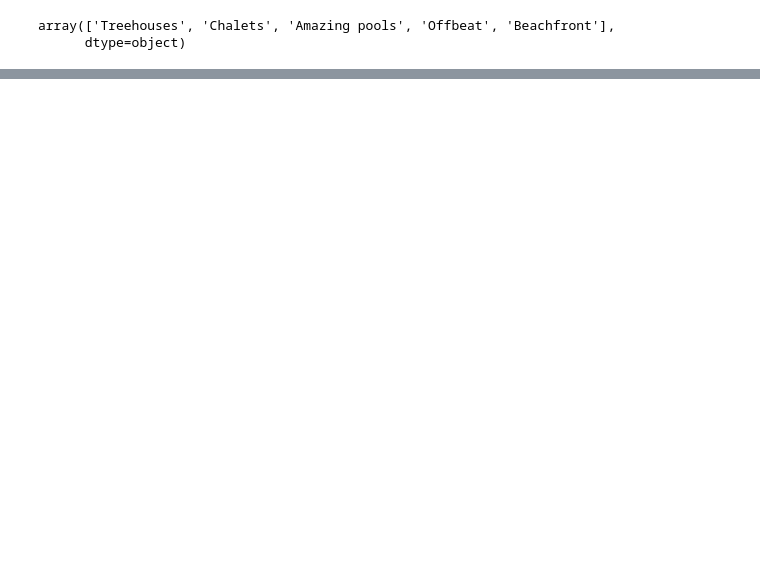
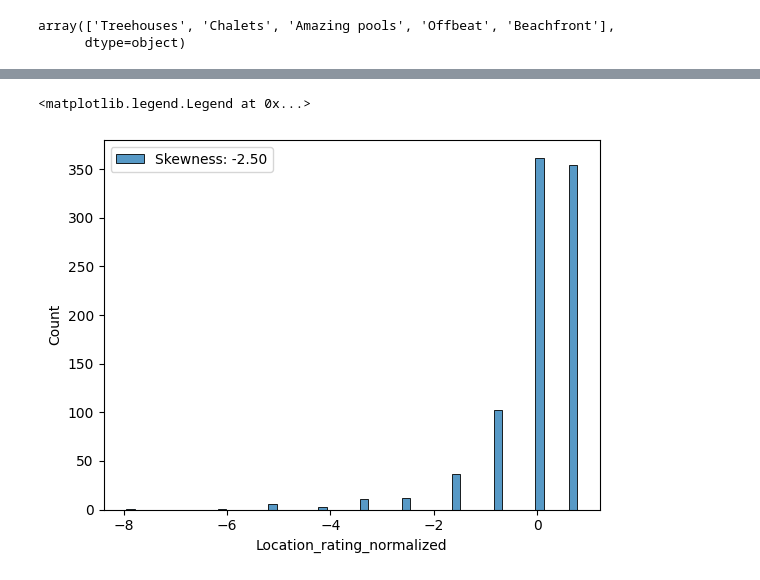
Before and after one commit to SaveSavio/modelling-airbnbs-property-listing-dataset-, a Jupyter notebook: exploratory_data_analysis.ipynb, the cells around one changed output, grey strips where cells are left out. Drawn from its saved outputs; the diff is of its cells as text; code cells hidden in the pictures; blank space fills up the shorter version.

```diff
--- a/exploratory_data_analysis.ipynb
+++ b/exploratory_data_analysis.ipynb
@@ -99,0 +111,9 @@ Name: amenities_count, dtype: float64
+# %%
+from sklearn.preprocessing import StandardScaler
+scaler = StandardScaler()
+df['Location_rating_normalized'] = scaler.fit_transform(df[['Location_rating']].map(lambda i: np.log(i) if i > 0 else 0))
+t=sns.histplot(df['Location_rating_normalized'],label="Skewness: %.2f"%(df['Location_rating'].skew()) )
+t.legend()
+# %% [output]
+<matplotlib.legend.Legend at 0x...>
+[figure, added]
```
Also changed, not shown: parts of 9 cells of this notebook, 4 other files.
